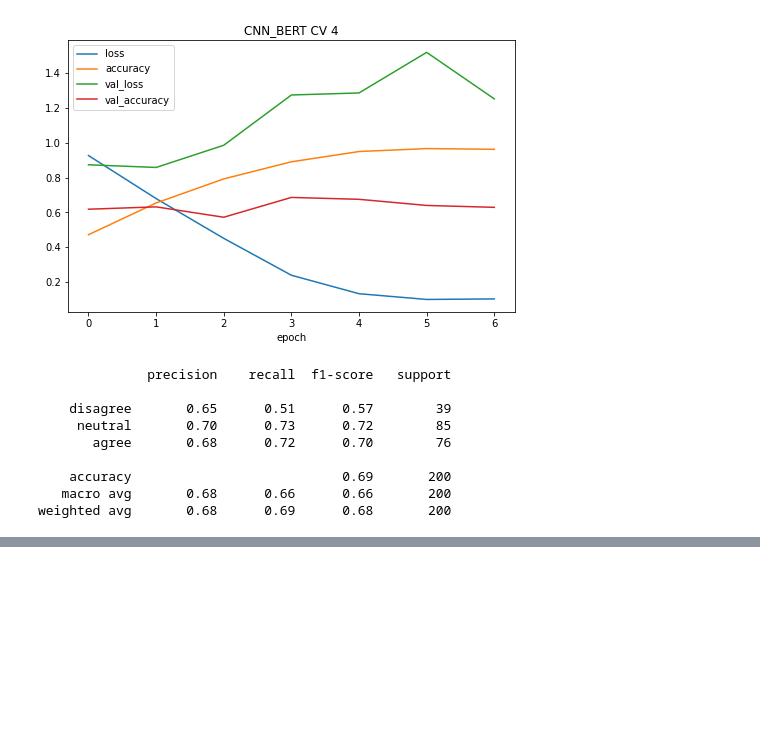
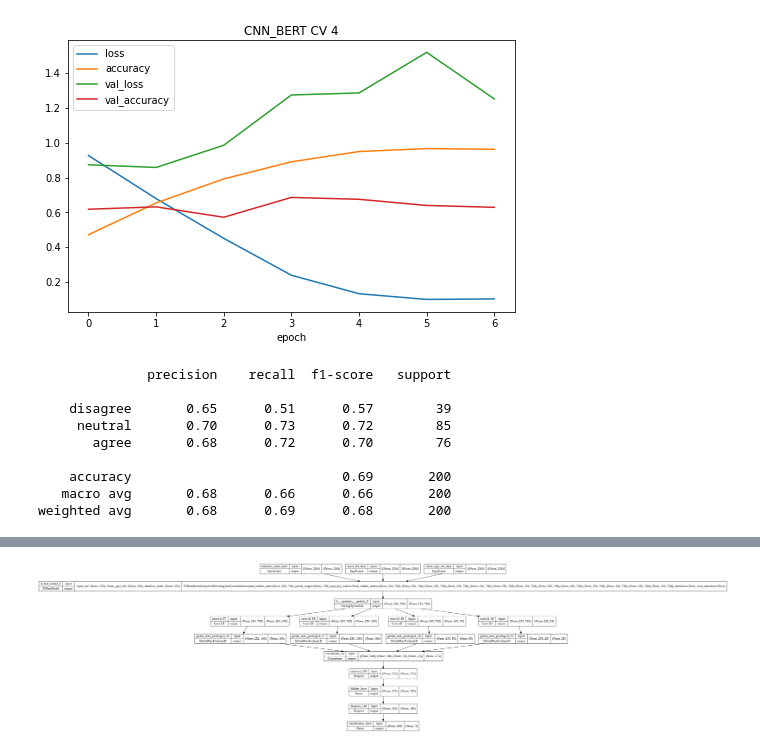
Before and after one commit to marches/DeSMOG-Stance-Detection, a Jupyter notebook: AdvancedModels.ipynb, the cells around one changed output, grey strips where cells are left out. Drawn from its saved outputs; the diff is of its cells as text; code cells hidden in the pictures; blank space fills up the shorter version.

```diff
--- a/AdvancedModels.ipynb
+++ b/AdvancedModels.ipynb
@@ -223,0 +302,5 @@ weighted avg       0.68      0.69      0.68       200
+# %%
+model = create_weighted_bert_cnn_multiclass_model(hidden_size=100)
+keras.utils.plot_model(model, show_shapes=True, dpi=90)
+# %% [output]
+[figure, added]
```
Also changed, not shown: parts of 6 cells of this notebook.
